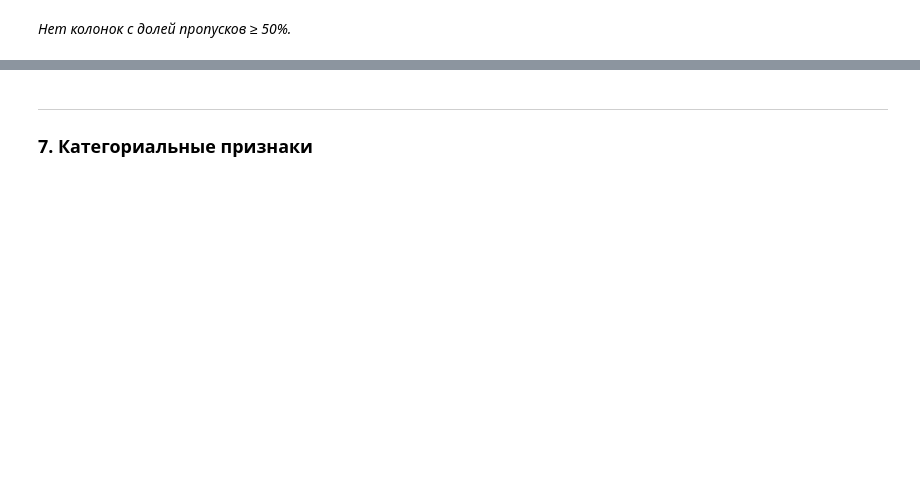
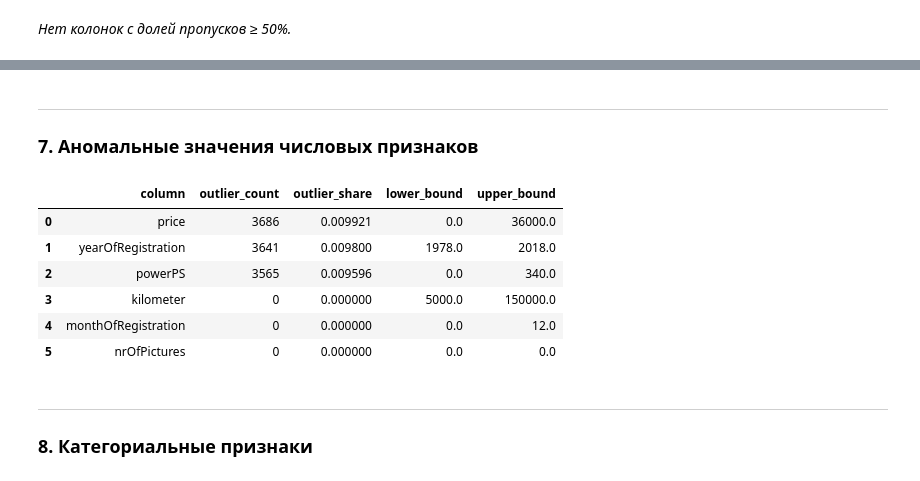
Before and after one commit to rodomanovt/ai-course, a Jupyter notebook: project/notebooks/eda.ipynb, the cells around one changed output, grey strips where cells are left out. Saved outputs shown, nothing was run; the diff lists cells and outputs as text; code cells hidden in the pictures; blank space fills up the shorter version.

```diff
--- a/project/notebooks/eda.ipynb
+++ b/project/notebooks/eda.ipynb
@@ -459,4 +474,18 @@ else:
+# %% [markdown]
+---
+### 7. Аномальные значения числовых признаков
+# %%
+anomalies_df = count_anomalies(df, ignore_names=["index", "postalCode"])
+anomalies_df
+# %% [output]
+|  | column | outlier_count | outlier_share | lower_bound | upper_bound |
+| 0 | price | 3686 | 0.009921 | 0.0 | 36000.0 |
+| 1 | yearOfRegistration | 3641 | 0.009800 | 1978.0 | 2018.0 |
+| 2 | powerPS | 3565 | 0.009596 | 0.0 | 340.0 |
+| 3 | kilometer | 0 | 0.000000 | 5000.0 | 150000.0 |
+| 4 | monthOfRegistration | 0 | 0.000000 | 0.0 | 12.0 |
+| 5 | nrOfPictures | 0 | 0.000000 | 0.0 | 0.0 |
 # %% [markdown]
 ---
-### 7. Категориальные признаки
+### 8. Категориальные признаки
 # %%
```
Also changed, not shown: parts of 15 cells of this notebook, 3 other files.
